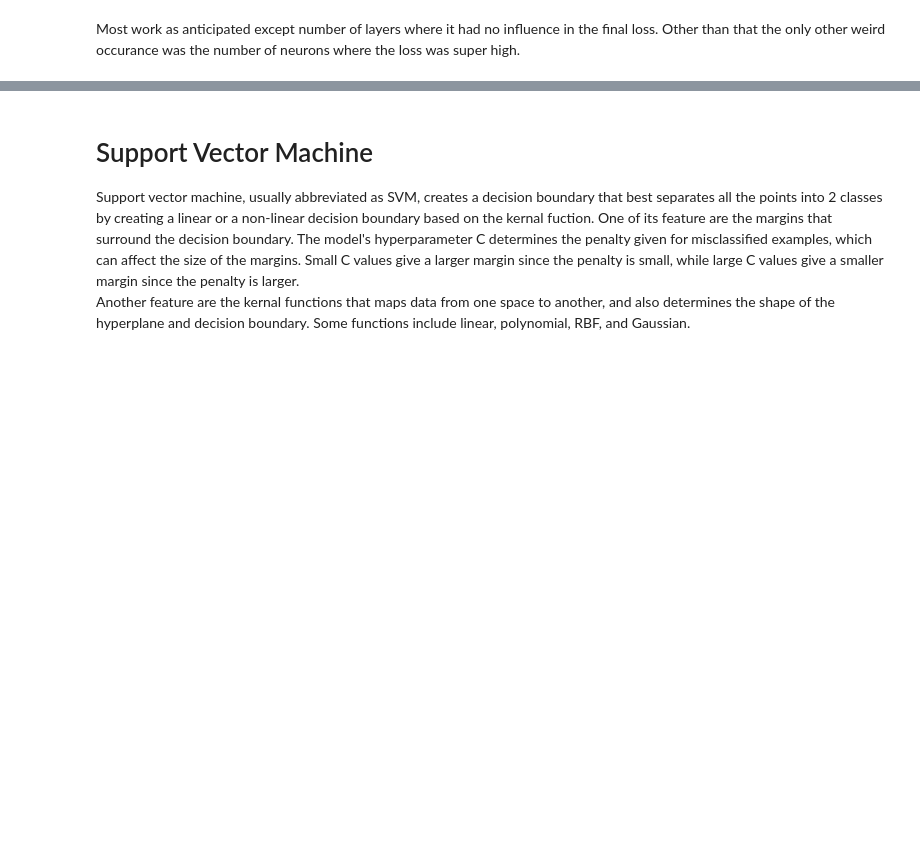
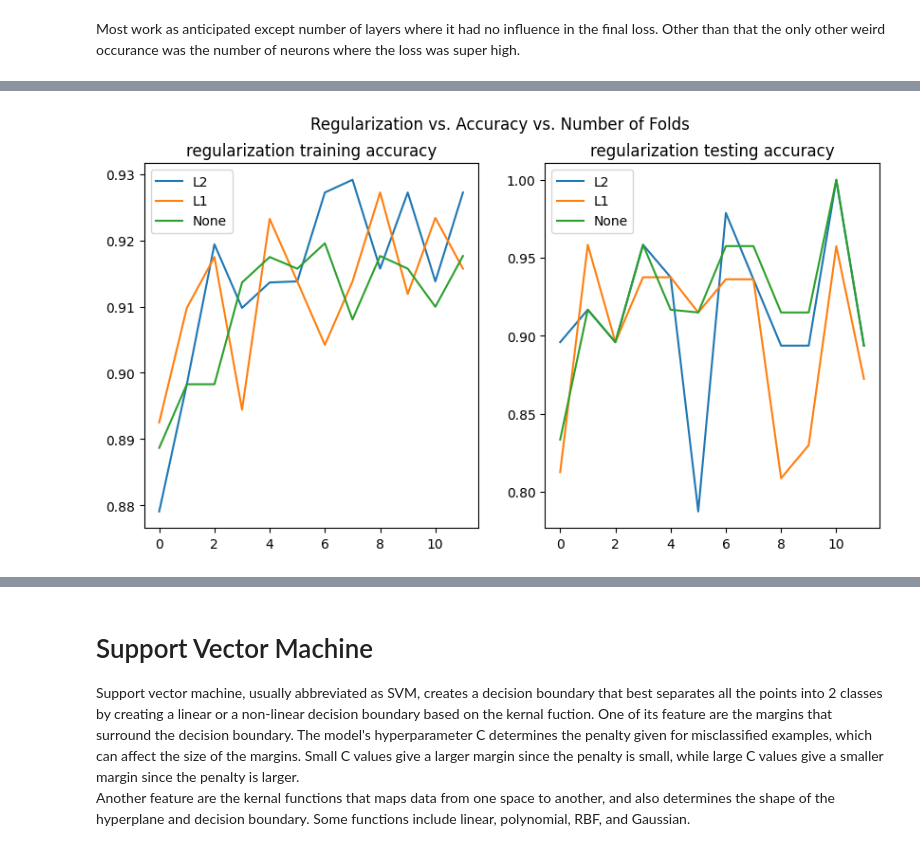
Before and after one commit to AR615598/Classifying_Cancer_Cells, a Jupyter notebook: cancer_cell_classification.ipynb, the cells around one changed output, grey strips where cells are left out. Drawn from its saved outputs; the diff is of its cells as text; code cells hidden in the pictures; blank space fills up the shorter version.

```diff
--- a/cancer_cell_classification.ipynb
+++ b/cancer_cell_classification.ipynb
@@ -772,25 +884,27 @@ from sklearn.model_selection import cross_val_score
 # %%
 # Builds the model layer by layer
 model = tf.keras.Sequential([
-    tf.keras.layers.Dense(10, activation='relu'),
-    tf.keras.layers.Dense(10, activation='relu'),
-    tf.keras.layers.Dense(1, activation='sigmoid')
-])
+  tf.keras.layers.Dense(9, activation='relu',kernel_regularizer=l1(0.01)),
+  Dropout(0.2),
+  tf.keras.layers.Dense(9, activation='relu',kernel_regularizer=l1(0.01)),
+  tf.keras.layers.Dense(1, activation='sigmoid')])
 # Compiles the model
 model.compile(optimizer='adam', loss='binary_crossentropy', metrics=['accuracy'])
 # %%
 # K-fold cross validation since we have a small dataset
-kf = KFold(n_splits=10, shuffle=True, random_state=4)
+kf = KFold(n_splits=12, shuffle=True, random_state=4)
+X = cc.drop(['Malignant', 'Benign'], axis=1).values # The data used for training
+y = cc['Malignant'].values # The actual labels
 # %%
 # Train the model and evaluate it for each fold
 scores = []
 for train_index, test_index in kf.split(X):
     X_train, X_test = X[train_index], X[test_index]
-    y_train, y_test = y[train_index], y[test_index]
+    y_train, y_test_baseline = y[train_index], y[test_index]
 
 
     model.fit(X_train, y_train, epochs=10,batch_size=7, verbose=0)
-    y_pred = model.predict(X_test)
-    y_pred = np.round(y_pred)
-    scores.append(accuracy_score(y_test, y_pred))
+    y_pred_baseline = model.predict(X_test)
+    y_pred_baseline = np.round(y_pred_baseline)
+    scores.append(accuracy_score(y_test_baseline, y_pred_baseline))
 # %% [output]
@@ -959,0 +1178,23 @@ scores
+# %%
+fig, axs = plt.subplots(nrows=1, ncols=2, figsize=(10,5))
+
+axs[0].plot([x[-1] for x in train_loss_1])
+axs[0].plot([x[-1] for x in train_loss_2])
+axs[0].plot([x[-1] for x in train_loss_3])
+axs[0].set_title('regularization training accuracy')
+axs[0].legend(['L2', 'L1','None'])
+
+
+axs[1].plot(scores1)
+axs[1].plot(scores2)
+axs[1].plot(scores3)
+axs[1].set_title('regularization testing accuracy')
+axs[1].legend(['L2', 'L1','None'])
+
+
+
+
+fig.suptitle('Regularization vs. Accuracy vs. Number of Folds')
+plt.show()
+# %% [output]
+[figure, added]
```
Also changed, not shown: parts of 31 cells of this notebook.
